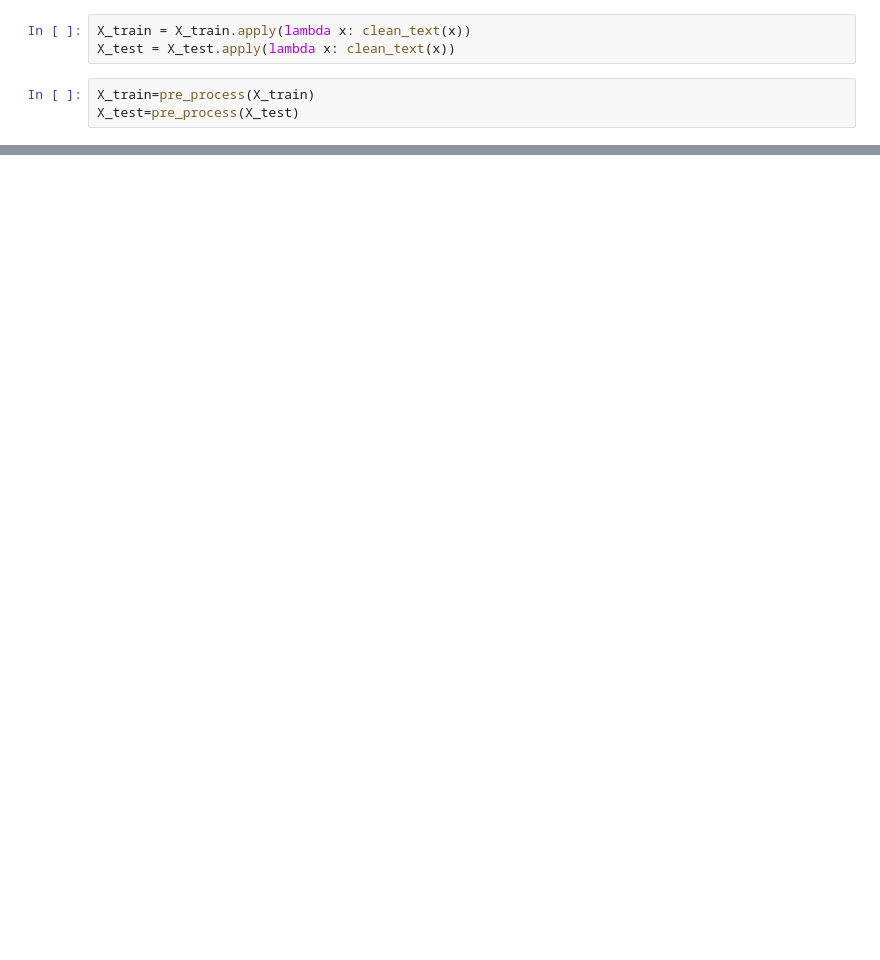
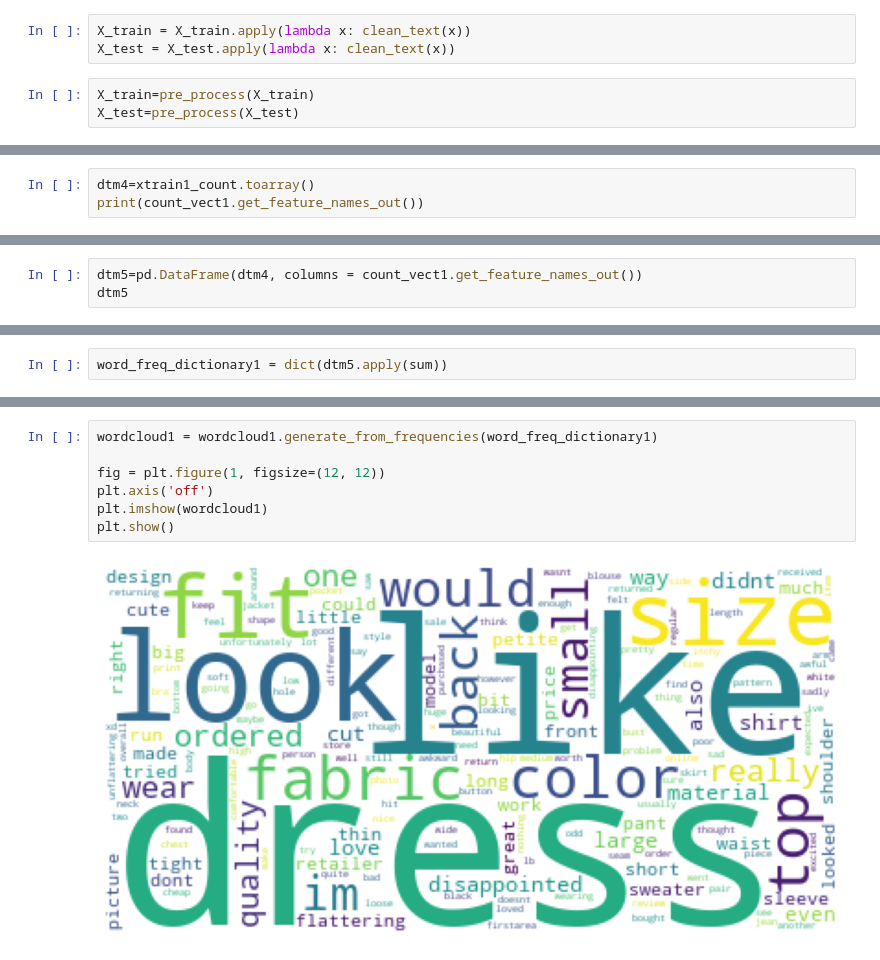
Before and after one commit to phallyn-chean/data-science-project, a Jupyter notebook: src/text_mining.ipynb, the cells around one changed output, grey strips where cells are left out. Saved outputs shown, nothing was run; the diff lists cells and outputs as text; blank space fills up the shorter version.

```diff
--- a/src/text_mining.ipynb
+++ b/src/text_mining.ipynb
@@ -296,0 +422,3 @@ X_test=pre_process(X_test)
+# %%
+dtm4=xtrain1_count.toarray()
+print(count_vect1.get_feature_names_out())
@@ -296,0 +443,3 @@ X_test=pre_process(X_test)
+# %%
+dtm5=pd.DataFrame(dtm4, columns = count_vect1.get_feature_names_out())
+dtm5
@@ -296,0 +512,2 @@ X_test=pre_process(X_test)
+# %%
+word_freq_dictionary1 = dict(dtm5.apply(sum))
@@ -296,0 +553,9 @@ X_test=pre_process(X_test)
+# %%
+wordcloud1 = wordcloud1.generate_from_frequencies(word_freq_dictionary1)
+
+fig = plt.figure(1, figsize=(12, 12))
+plt.axis('off')
+plt.imshow(wordcloud1)
+plt.show()
+# %% [output]
+[figure, added]
```
Also changed, not shown: parts of 46 cells of this notebook.
